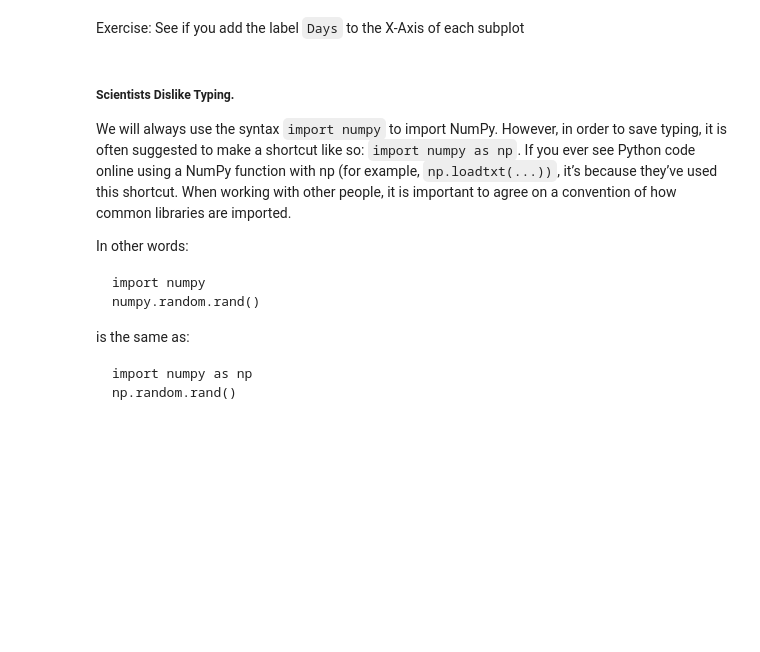
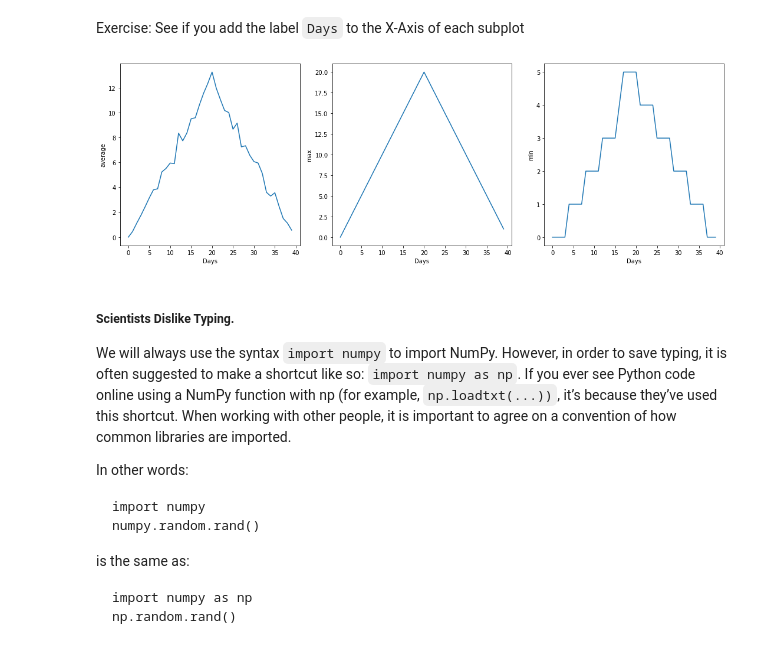
Before and after one commit to amytims/2019-07-24-intro-to-python-workshop, a Jupyter notebook: lessons/python/ep1-introduction.ipynb, the cells around one changed output. Saved outputs shown, nothing was run; the diff lists cells and outputs as text; code cells hidden in the pictures; blank space fills up the shorter version.

```diff
--- a/lessons/python/ep1-introduction.ipynb
+++ b/lessons/python/ep1-introduction.ipynb
@@ -771,6 +791,33 @@ fig.tight_layout()
 The call to `loadtxt` reads our data, and the rest of the program tells the plotting library how large we want the figure to be, that we’re creating three subplots, what to draw for each one, and that we want a tight layout. (If we leave out that call to fig.tight_layout()`, the graphs will actually be squeezed together more closely.)
 # %% [markdown]
 Exercise: See if you add the label `Days` to the X-Axis of each subplot
+# %%
+import numpy
+import matplotlib.pyplot
+
+data = numpy.loadtxt(fname='data/inflammation-01.csv', delimiter=',')
+
+fig = matplotlib.pyplot.figure(figsize=(15.0, 5.0)) # set up the figure envorinoment. width 15, height 5
+
+axes1 = fig.add_subplot(1, 3, 1) #dimensions of panel and location of this plot, named axes1 (1 row, 3 columns, goes in spot 1)
+axes2 = fig.add_subplot(1, 3, 2) #dimensions of panel and location of this plot, named axes2 (1 row, 3 columns, goes in spot 2)
+axes3 = fig.add_subplot(1, 3, 3) #dimensions of panel and location of this plot, named axes3 (1 row, 3 columns, goes in spot 3)
+
+axes1.set_ylabel('average') #side label for axes1
+axes1.set_xlabel('Days')
+plot = axes1.plot(numpy.mean(data, axis=0)) #plot axes1
+
+axes2.set_ylabel('max') #side label for plot 2
+axes2.set_xlabel('Days')
+plot = axes2.plot(numpy.max(data, axis=0))
+
+axes3.set_ylabel('min') #side label for plot 3
+axes3.set_xlabel('Days')
+axes3.plot(numpy.min(data, axis=0))
+
+fig.tight_layout()
+# %% [output]
+[figure, added]
 # %% [markdown]
 ##### Scientists Dislike Typing.
 We will always use the syntax `import numpy` to import NumPy. However, in order to save typing, it is often suggested to make a shortcut like so: `import numpy as np`. If you ever see Python code online using a NumPy function with np (for example, `np.loadtxt(...))`, it’s because they’ve used this shortcut. When working with other people, it is important to agree on a convention of how common libraries are imported.
```
Also changed, not shown: parts of 35 cells of this notebook.
